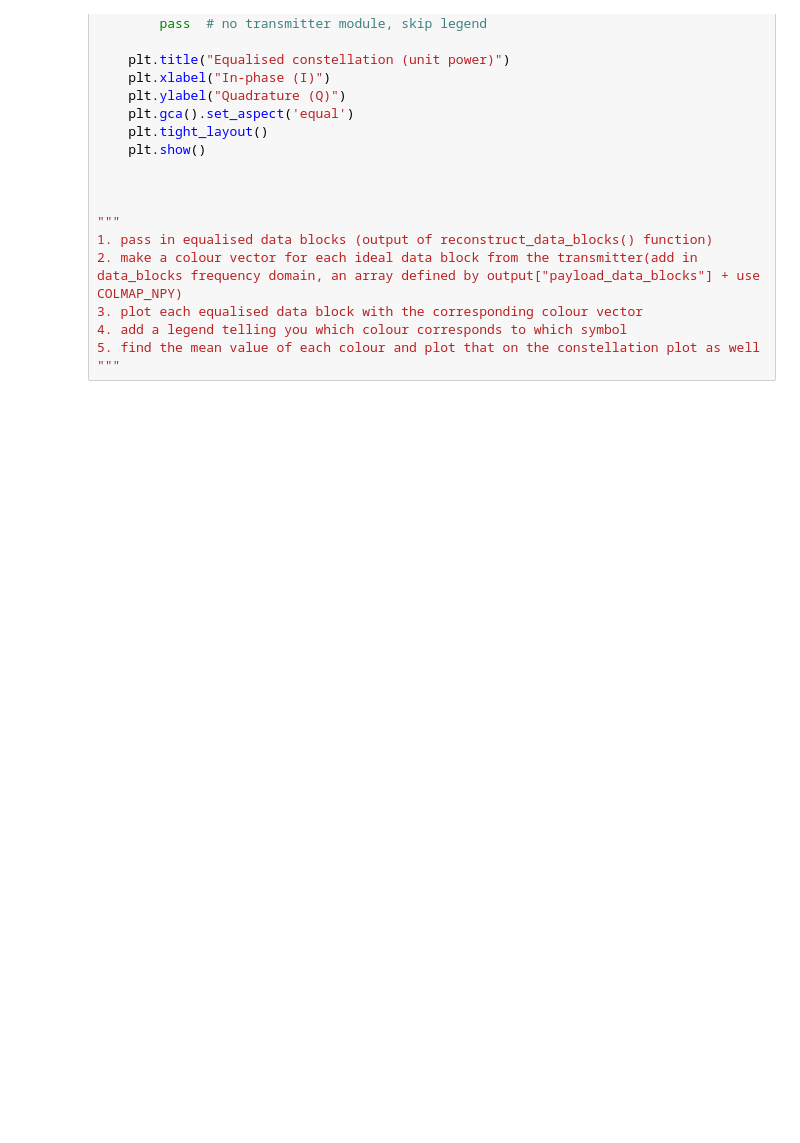
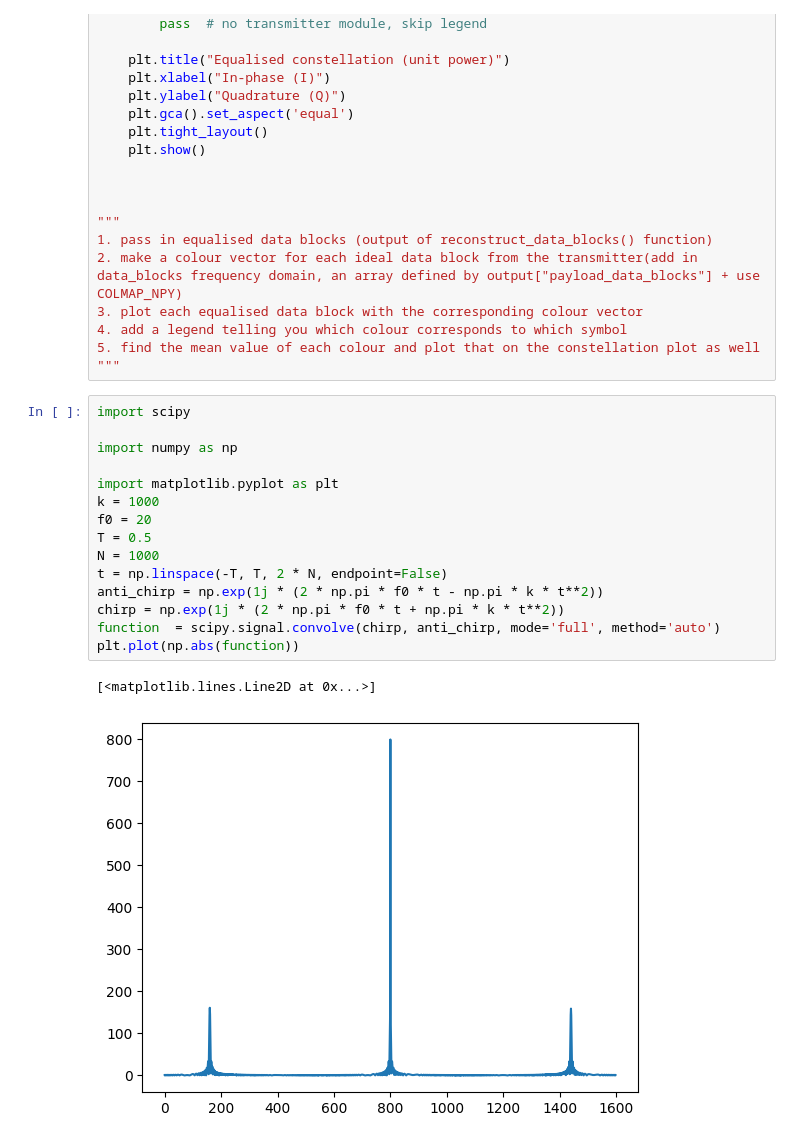
Before and after one commit to ycy29cam/GF3-Audio-Modem, a Jupyter notebook: background/Max_Experiments/deleteme.ipynb, the cells around one changed output. Cells and saved outputs as stored; diff of their text form; blank space fills up the shorter version.

```diff
--- a/background/Max_Experiments/deleteme.ipynb
+++ b/background/Max_Experiments/deleteme.ipynb
@@ -302,3 +302,21 @@ def plot_constellation_blocks(decoded_blocks, indices=None):
 4. add a legend telling you which colour corresponds to which symbol
 5. find the mean value of each colour and plot that on the constellation plot as well
 """
+# %%
+import scipy
+
+import numpy as np
+
+import matplotlib.pyplot as plt
+k = 1000
+f0 = 20
+T = 0.5
+N = 1000
+t = np.linspace(-T, T, 2 * N, endpoint=False)
+anti_chirp = np.exp(1j * (2 * np.pi * f0 * t - np.pi * k * t**2))
+chirp = np.exp(1j * (2 * np.pi * f0 * t + np.pi * k * t**2))
+function  = scipy.signal.convolve(chirp, anti_chirp, mode='full', method='auto')
+plt.plot(np.abs(function))
+# %% [output]
+[<matplotlib.lines.Line2D at 0x...>]
+[figure, added]
```
Also changed, not shown: 3 other files.
